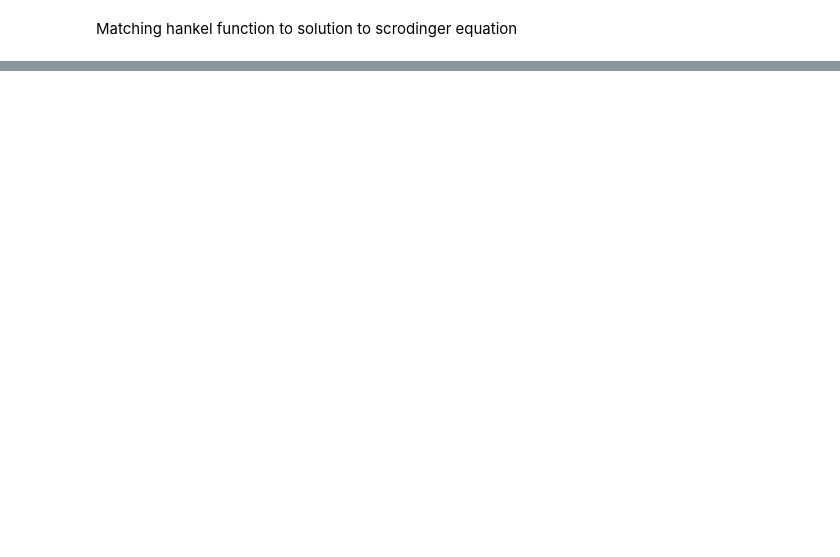
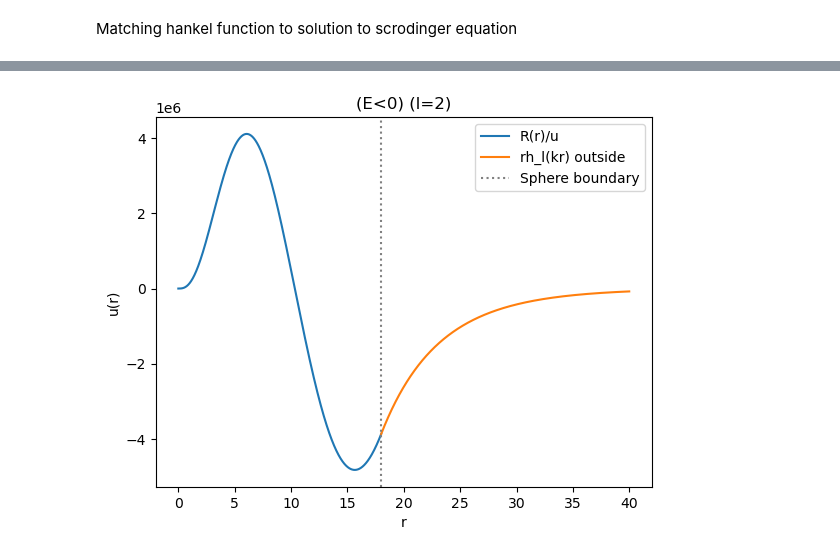
Before and after one commit to ekrakov/BandAid, a Jupyter notebook: scattering/matching.ipynb, the cells around one changed output, grey strips where cells are left out. Cells and saved outputs as stored; diff of their text form; code cells hidden in the pictures; blank space fills up the shorter version.

```diff
--- a/scattering/matching.ipynb
+++ b/scattering/matching.ipynb
@@ -132,0 +41,93 @@ best A = -43183053389.706734
+# %%
+def schrod_ode(r, y, E, l):
+    """
+    second order ode to first order
+    """
+    u, up = y
+    return [up,(l * (l + 1) / r**2 - 2.0 / r - E) * u]
+
+def schrod_int(E, l, boundary_conditions, r_min, R, num_points=3000):
+
+    r_values = np.linspace(r_min, R, num_points)
+    sol = solve_ivp(schrod_ode,(r_min, R),boundary_conditions,method='DOP853',t_eval=r_values,args=(E, l)
+    )
+    return r_values, sol.y[0], sol.y[1]
+# %%
+def residual_match(vars, l, boundary_conditions, r_min, R):
+
+    E, A = vars
+
+
+    k = np.sqrt(E_best + 0j)
+
+
+    r_vals, u_vals, up_vals = schrod_int(E, l, boundary_conditions, r_min, R)
+    uR  = u_vals[-1]   # wavefunction at R
+    upR = up_vals[-1]  # derivative at R
+
+    h_val, dh_val = spherical_hankel(l,  R,k)
+
+    res1 = (uR- A * h_val).real
+    res2 = (upR - A * ( dh_val)).real
+
+    return [res1, res2]
+
+def solver(E_guess, A_guess, l, boundary_conditions, r_min, R):
+
+    x0 = [E_guess, A_guess]
+    sol = fsolve(
+        residual_match,
+        x0,
+        args=(l, boundary_conditions, r_min, R),
+        xtol=1e-12
+    )
+    return sol
+
+def plotting(E_best, A_best, l, boundary_conditions, r_min, R,
+                           r_extend=40, r_num=1000):
+
+    r_in, u_in, up_in = schrod_int(E_best, l, boundary_conditions, r_min, R, r_num)
+
+    plt.plot(r_in, u_in.real, label="R(r)/u")
+
+    r_out = np.linspace(R, r_extend, r_num)
+
+    # if E_best <= 0:
+    #     k = 1j*np.sqrt(np.abs(E_best))
+    # else:
+    #     k = np.sqrt(E_best)
+
+    k = np.sqrt(E_best + 0j)
+
+
+    hankel_vals,_=spherical_hankel(l,r_out,k)
+    hankel_vals = A_best * hankel_vals
+
+
+    plt.plot(r_out, hankel_vals.real, label="rh_l(kr) outside")
+
+
+    plt.axvline(R, color='gray', linestyle=':', label="Sphere boundary")
+
+    plt.xlabel("r")
+    plt.ylabel("u(r)")
+    plt.title(f"(E<0) (l={l})")
+    plt.legend()
+    plt.show()
+
+
+if __name__ == "__main__":
+    l = 2
+    bc = [0.0, 1.0]
+    r_min = 1e-3
+    R = 18
+
+    E_guess = -.06
+    A_guess = -50.0
+    E_best, A_best = solver(E_guess, A_guess, l, bc, r_min, R)
+
+    print(f"best E = {E_best:.6f}")
+    print(f"best A = {A_best:.6f}")
+
+    plotting(E_best, A_best, l, bc, r_min, R, r_extend=40.0)
+# %% [output]
@@ -132,0 +136 @@ best A = -43183053389.706734
+[figure, added]
```
Also changed, not shown: parts of 6 cells of this notebook, 1 other file.
